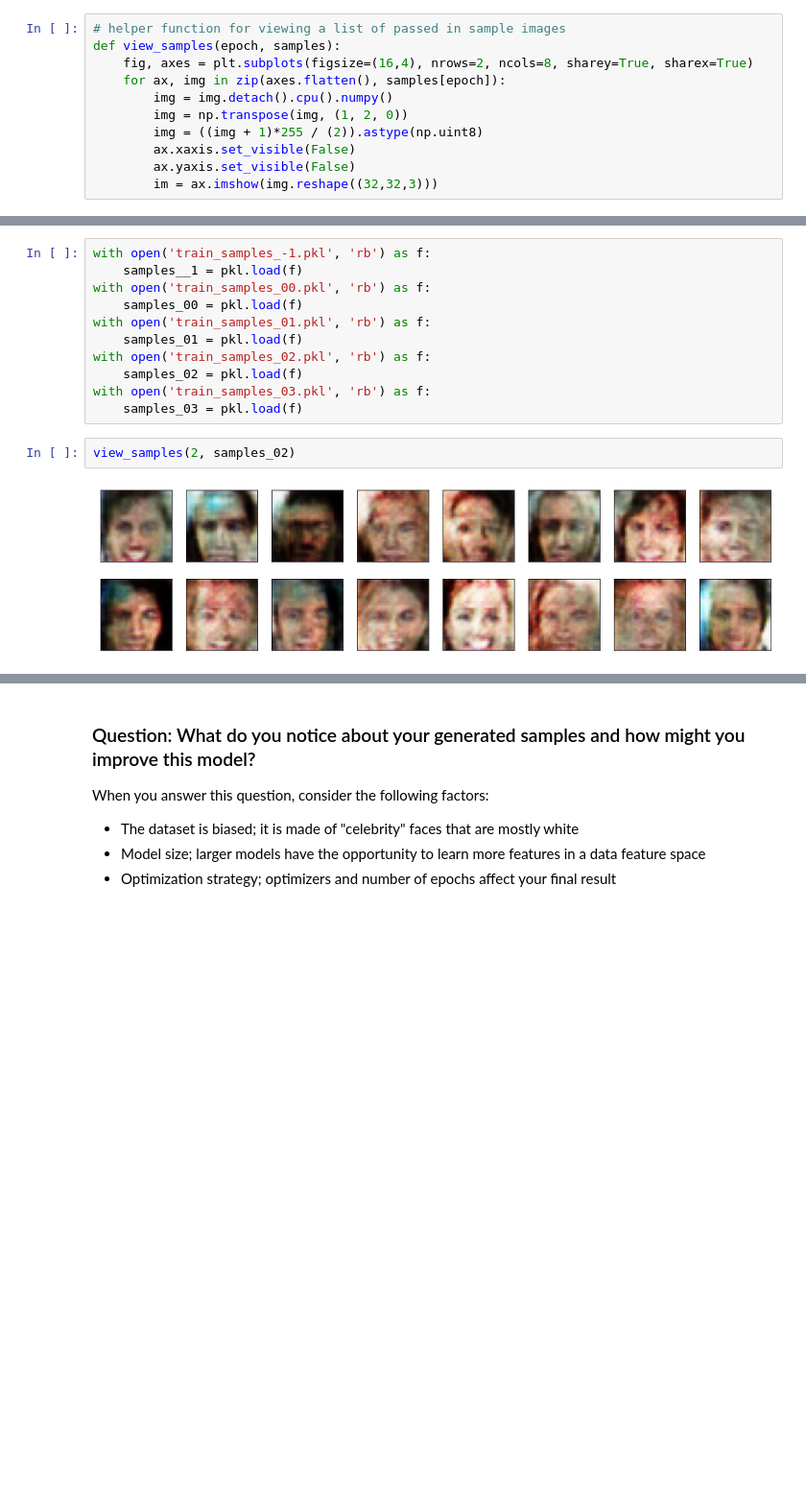
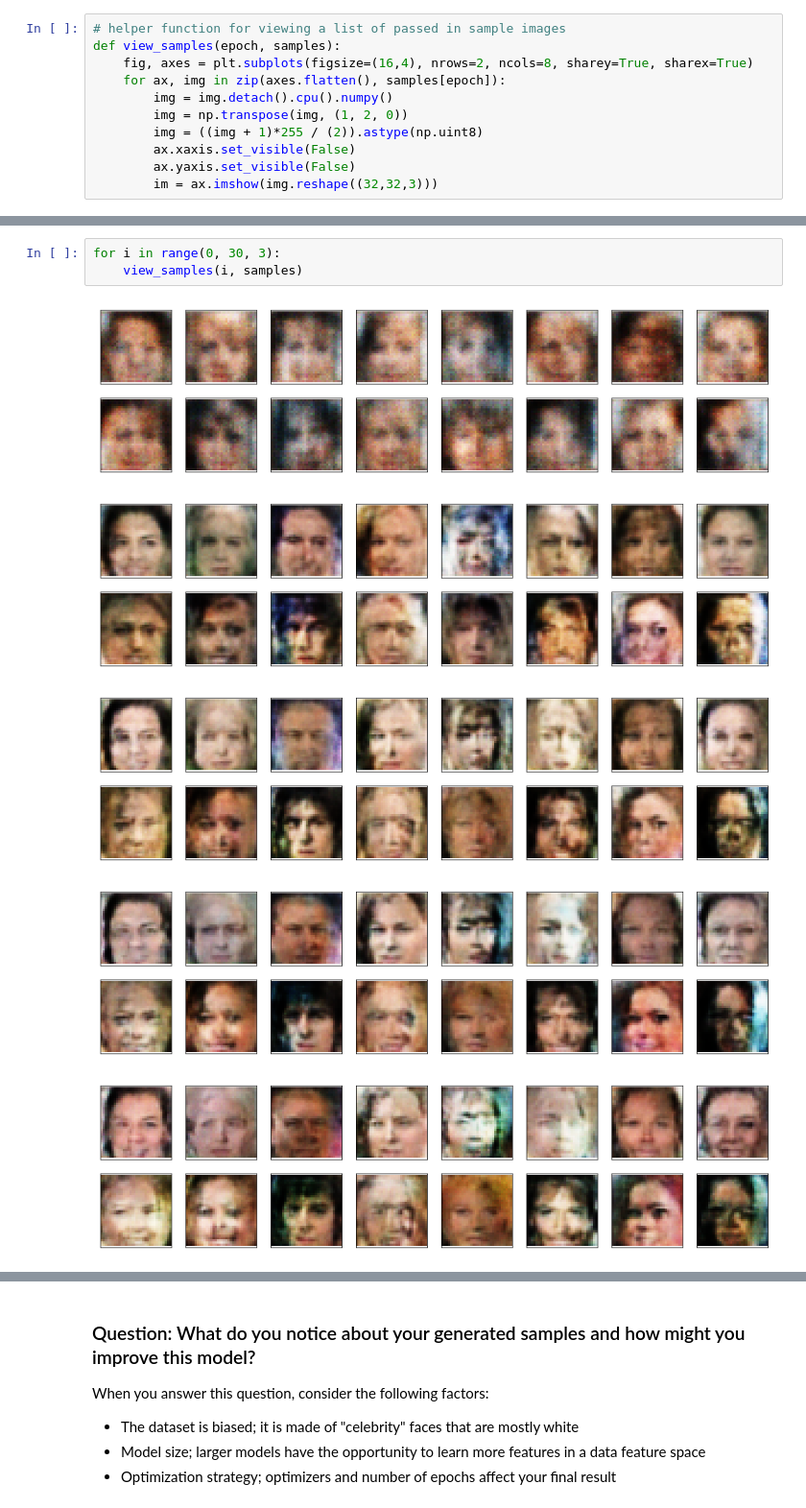
Before and after one commit to ewaryst1/UCML-face-generation, a Jupyter notebook: dlnd_face_generation.ipynb, the cells around one changed output, grey strips where cells are left out. Shown at 96% size. Drawn from its saved outputs; the diff is of its cells as text; blank space fills up the shorter version.

```diff
--- a/dlnd_face_generation.ipynb
+++ b/dlnd_face_generation.ipynb
@@ -675,15 +658,9 @@ FileNotFoundError: [Errno 2] No such file or directory: 'train_samples.pkl'
-# %%
-with open('train_samples_-1.pkl', 'rb') as f:
-    samples__1 = pkl.load(f)
-with open('train_samples_00.pkl', 'rb') as f:
-    samples_00 = pkl.load(f)
-with open('train_samples_01.pkl', 'rb') as f:
-    samples_01 = pkl.load(f)
-with open('train_samples_02.pkl', 'rb') as f:
-    samples_02 = pkl.load(f)
-with open('train_samples_03.pkl', 'rb') as f:
-    samples_03 = pkl.load(f)
-# %%
-view_samples(2, samples_02)
-# %% [output]
-[figure, removed]
+# %%
+for i in range(0, 30, 3):
+    view_samples(i, samples)
+# %% [output]
+[figure, added]
+[figure, added]
+[figure, added]
+[figure, added]
+[figure, added]
```
Also changed, not shown: parts of 14 cells of this notebook, 1 other file.
